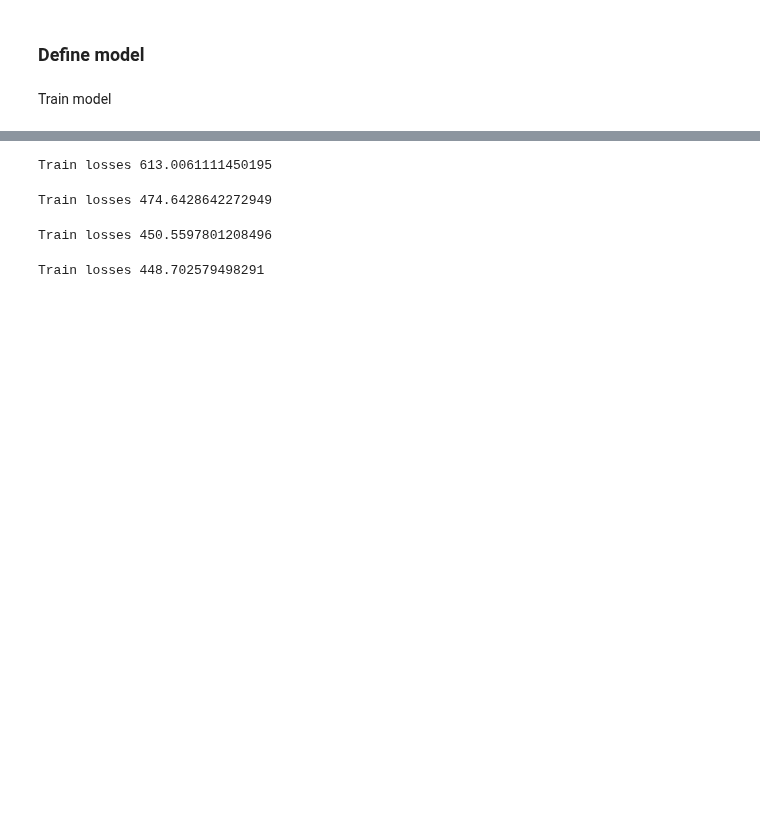
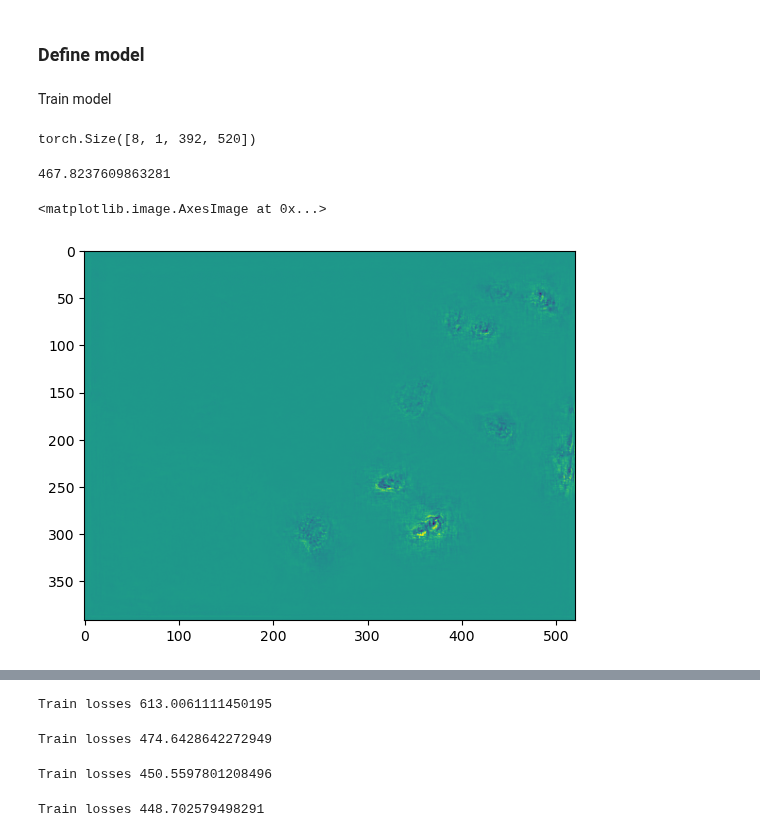
Before and after one commit to atleer/DL-demos, a Jupyter notebook: project_templates/neuroscience/ca_imaging/cellular_segmentation_from_scratch.ipynb, the cells around one changed output, grey strips where cells are left out. Saved outputs shown, nothing was run; the diff lists cells and outputs as text; code cells hidden in the pictures; blank space fills up the shorter version.

```diff
--- a/project_templates/neuroscience/ca_imaging/cellular_segmentation_from_scratch.ipynb
+++ b/project_templates/neuroscience/ca_imaging/cellular_segmentation_from_scratch.ipynb
@@ -27,7 +27,7 @@ Mounted at /content/drive
 #%load_ext autoreload
 #%autoreload 2
 # %%
-root_dir = Path(os.getcwd())
+root_dir = Path(os.getcwd()).parent.parent.parent
 
 if str(root_dir) not in sys.path:
     sys.path.append(str(root_dir))
@@ -175,3 +175,44 @@ def test_model(model, dataloader, loss_function = nn.CrossEntropyLoss(), device=
         loss /= len(dataloader)
 
     return accuracy, loss
+# %%
+train_images_batch[:,:1].shape
+# %% [output]
+torch.Size([8, 1, 392, 520])
+# %%
+nbase = [1, 32, 64, 128, 256]
+nout = 1
+kernel_size = 3
+
+model = Unet(nbase, nout, kernel_size)
+device = 'cuda' if torch.cuda.is_available() else 'cpu'
+model.to(device)
+
+train_images_batch, train_labels_batch = next(iter(train_dataloader))
+
+model.train()
+
+optimizer = torch.optim.Adam(model.parameters(), lr=0.001)
+
+loss_function = nn.CrossEntropyLoss()
+
+optimizer.zero_grad()
+
+output = model(train_images_batch[:,:1])
+
+loss = loss_function(output[:,0], train_labels_batch)
+
+print(loss.item())
+
+loss.backward()
+
+optimizer.step()
+# %% [output]
+467.8237609863281
+# %%
+output = output.cpu().detach().numpy()
+
+plt.imshow(output[0,0])
+# %% [output]
+<matplotlib.image.AxesImage at 0x...>
+[figure, added]
```
Also changed, not shown: parts of 3 cells of this notebook.
